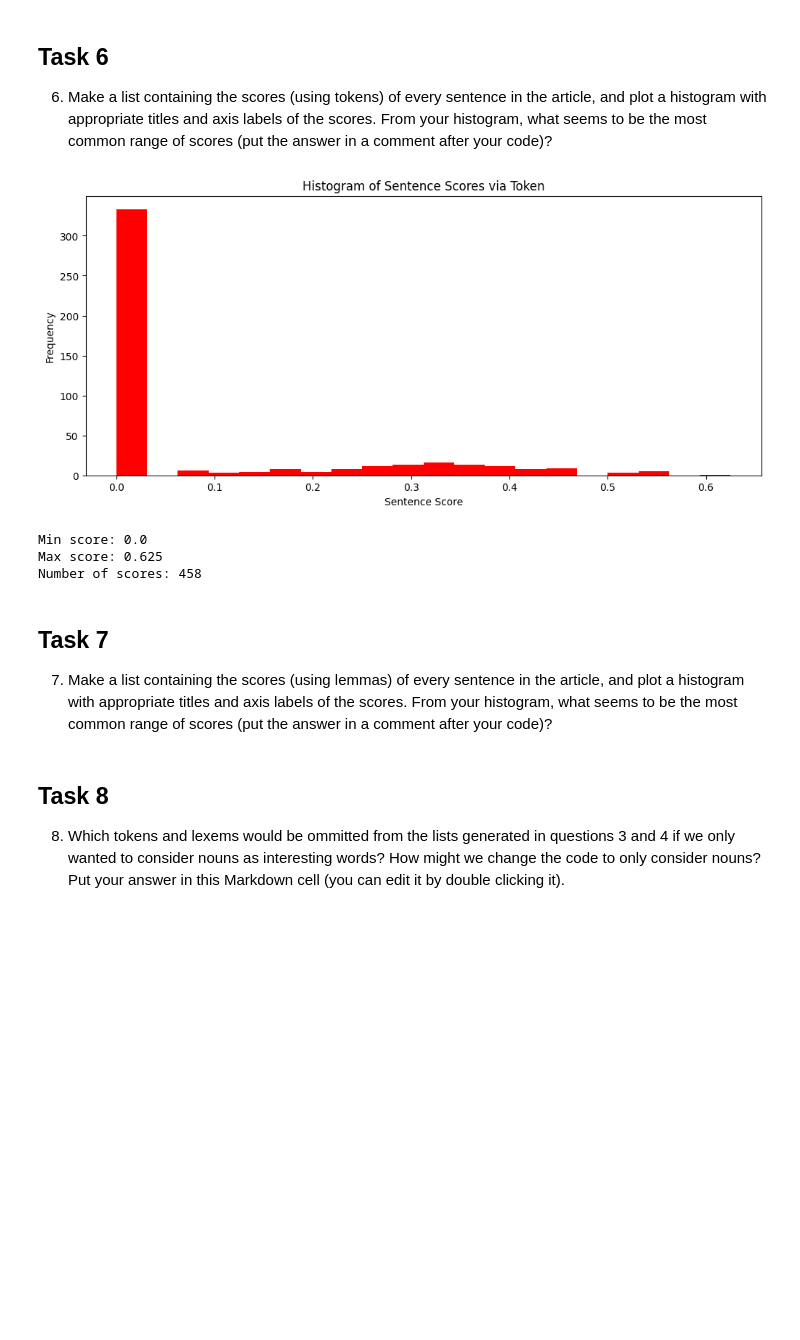
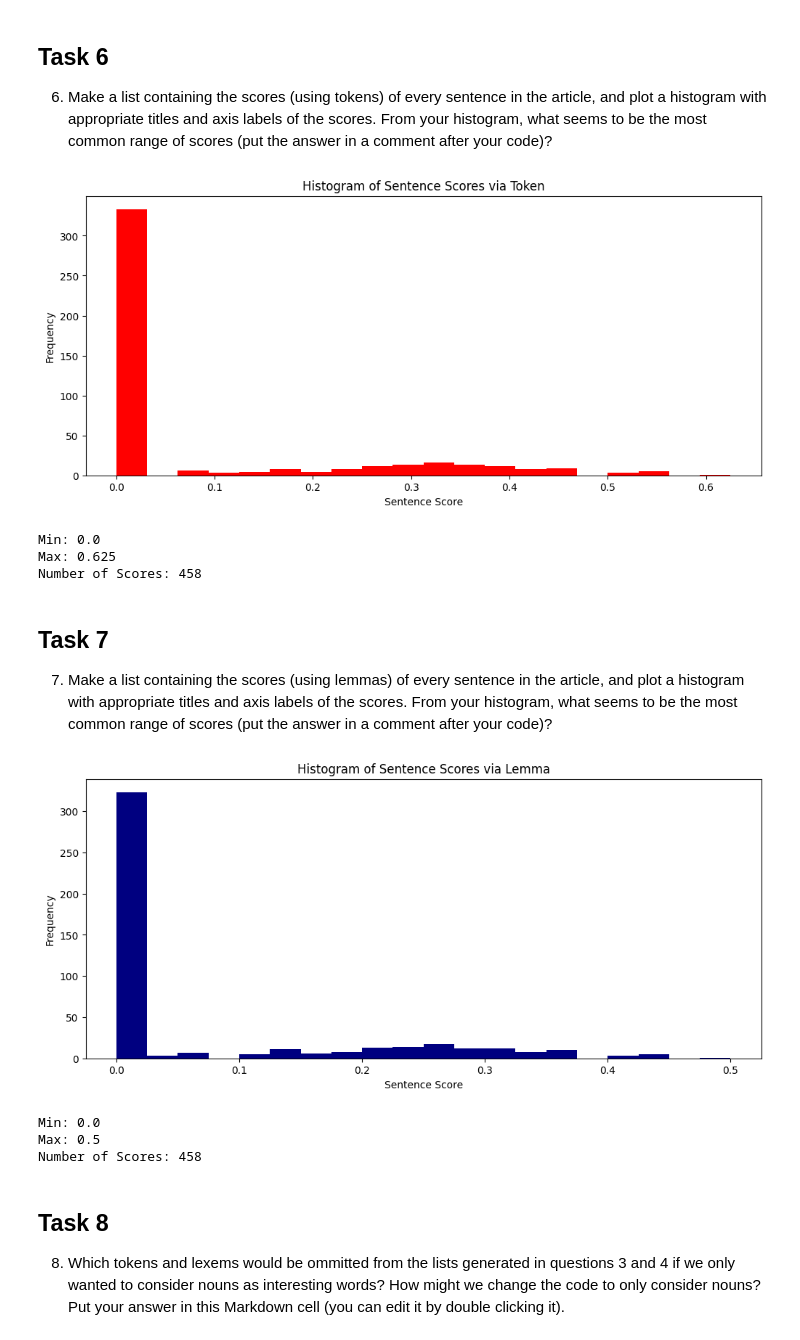
Before and after one commit to K-Bromley/module_06_web_scraping, a Jupyter notebook: web-scraping.ipynb, the cells around one changed output. Saved outputs shown, nothing was run; the diff lists cells and outputs as text; code cells hidden in the pictures; blank space fills up the shorter version.

```diff
--- a/web-scraping.ipynb
+++ b/web-scraping.ipynb
@@ -205,28 +205,48 @@ Lemma score for the first sentence: 0.14634146341463414
 ## Task 6
 6. Make a list containing the scores (using tokens) of every sentence in the article, and plot a histogram with appropriate titles and axis labels of the scores. From your histogram, what seems to be the most common range of scores (put the answer in a comment after your code)?
 # %%
-# Create List of Sentence Scores
-sentence_scores = [score_sentence_by_token(sentence.text, interesting_tokens) for sentence in doc.sents]
+# Create List of Token Sentence Scores
+token_sentence_scores = [score_sentence_by_token(sentence.text, interesting_tokens) for sentence in doc.sents]
 
 # Histogram of Sentence scores
 plt.figure(figsize=(12, 5))
-plt.hist(sentence_scores, bins=20, color='red')
+plt.hist(token_sentence_scores, bins=20, color='red')
 plt.title('Histogram of Sentence Scores via Token')
 plt.xlabel('Sentence Score')
 plt.ylabel('Frequency')
 plt.show()
 
-print(f"Min score: {min(sentence_scores)}")
-print(f"Max score: {max(sentence_scores)}")
-print(f"Number of scores: {len(sentence_scores)}")
+print(f"Min: {min(token_sentence_scores)}")
+print(f"Max: {max(token_sentence_scores)}")
+print(f"Number of Scores: {len(token_sentence_scores)}")
 # %% [output]
 [figure]
-Min score: 0.0
-Max score: 0.625
-Number of scores: 458
+Min: 0.0
+Max: 0.625
+Number of Scores: 458
 # %% [markdown]
 ## Task 7
 7. Make a list containing the scores (using lemmas) of every sentence in the article, and plot a histogram with appropriate titles and axis labels of the scores.  From your histogram, what seems to be the most common range of scores (put the answer in a comment after your code)?
+# %%
+# Create List of Lemma Sentence Scores
+lemma_sentence_scores = [score_sentence_by_lemma(sentence.text, interesting_tokens) for sentence in doc.sents]
+
+# Histogram of Sentence scores
+plt.figure(figsize=(12, 5))
+plt.hist(lemma_sentence_scores, bins=20, color='navy')
+plt.title('Histogram of Sentence Scores via Lemma')
+plt.xlabel('Sentence Score')
+plt.ylabel('Frequency')
+plt.show()
+
+print(f"Min: {min(lemma_sentence_scores)}")
+print(f"Max: {max(lemma_sentence_scores)}")
+print(f"Number of Scores: {len(lemma_sentence_scores)}")
+# %% [output]
+[figure, added]
+Min: 0.0
+Max: 0.5
+Number of Scores: 458
 # %% [markdown]
 ## Task 8
 8. Which tokens and lexems would be ommitted from the lists generated in questions 3 and 4 if we only wanted to consider nouns as interesting words?  How might we change the code to only consider nouns? Put your answer in this Markdown cell (you can edit it by double clicking it).
```
